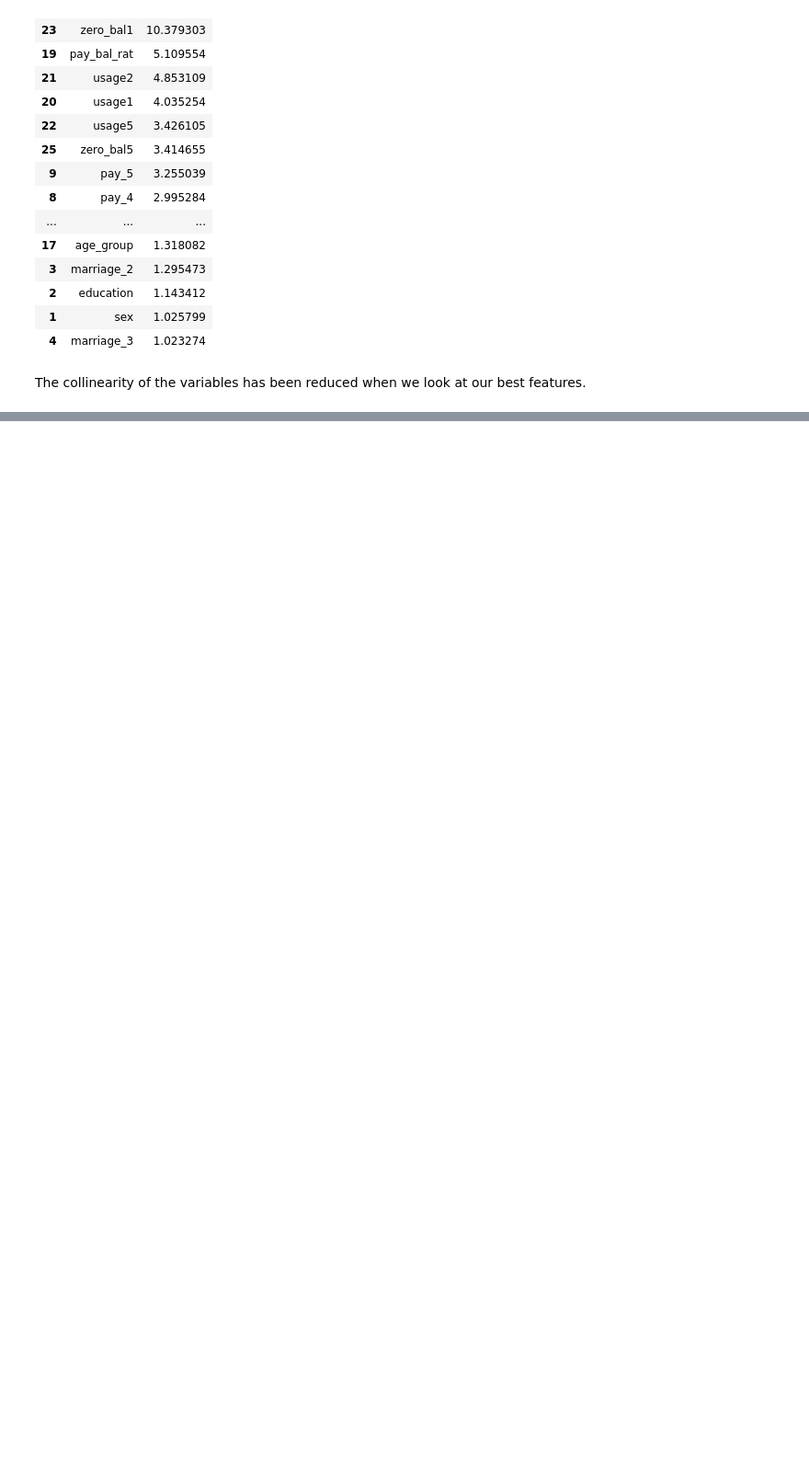
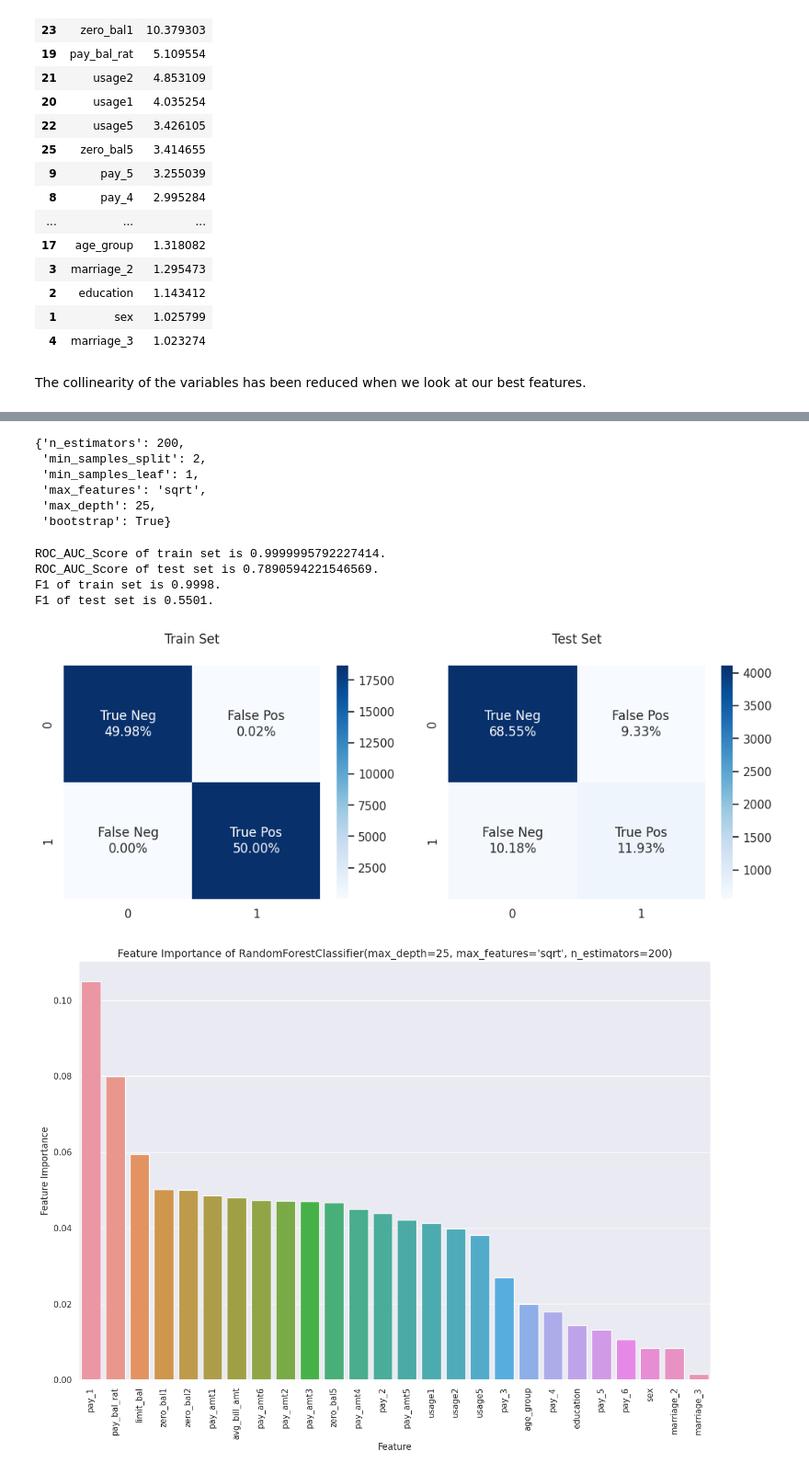
Before and after one commit to vishalsingh17/CreditCardDefaulterPrediction, a Jupyter notebook: notebook/EDA & Model Building.ipynb, the cells around one changed output, grey strips where cells are left out. Shown at 92% size. Saved outputs shown, nothing was run; the diff lists cells and outputs as text; code cells hidden in the pictures; blank space fills up the shorter version.

```diff
--- a/notebook/EDA.ipynb
+++ b/notebook/EDA & Model Building.ipynb
@@ -951,0 +1141,12 @@ formula1 = "default ~ limit_bal + sex + education + marriage_2 + marriage_3 + ag
+# %%
+# Using the random grid to search for best hyperparameters
+
+# First create the base model to tune
+rf_model = RandomForestClassifier()
+
+# Random search of parameters, using 5 fold cross validation,
+# search across 50 different combinations
+rf_random = RandomizedSearchCV(estimator = rf_model, param_distributions = random_grid, n_iter = 10, cv = 5, scoring='recall', verbose=2, random_state=0, n_jobs = -1)
+
+# Fit the random search model
+rf_random.fit(X3_sc_train_rs1, y3_sc_train_rs1)
@@ -951,0 +1166,23 @@ formula1 = "default ~ limit_bal + sex + education + marriage_2 + marriage_3 + ag
+# %%
+rf_random.best_params_
+# %% [output]
+{'n_estimators': 200,
+ 'min_samples_split': 2,
+ 'min_samples_leaf': 1,
+ 'max_features': 'sqrt',
+ 'max_depth': 25,
+ 'bootstrap': True}
+# %%
+# Instantiating the best model
+rf_best_random = rf_random.best_estimator_
+
+# I am using resampled data as I am not using class_weight ={0:1, 1:4} to balance
+
+acc, prec, rec, f1, auc = get_model_results(X3_sc_train_rs1, X3_sc_test, y3_sc_train_rs1, y_test, rf_best_random, feat_imp=True)
+# %% [output]
+ROC_AUC_Score of train set is 0.9999995792227414.
+ROC_AUC_Score of test set is 0.7890594221546569.
+F1 of train set is 0.9998.
+F1 of test set is 0.5501.
+[figure, added]
+[figure, added]
```
Also changed, not shown: parts of 30 cells of this notebook.
